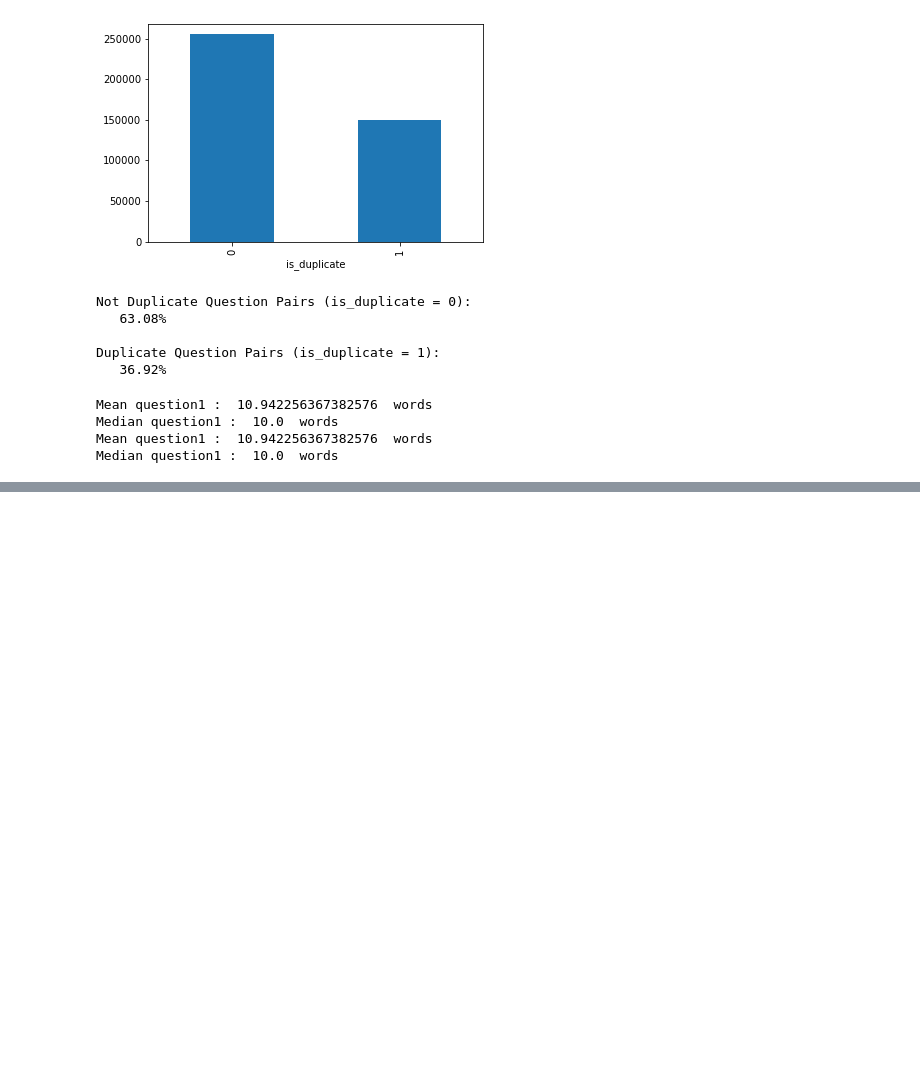
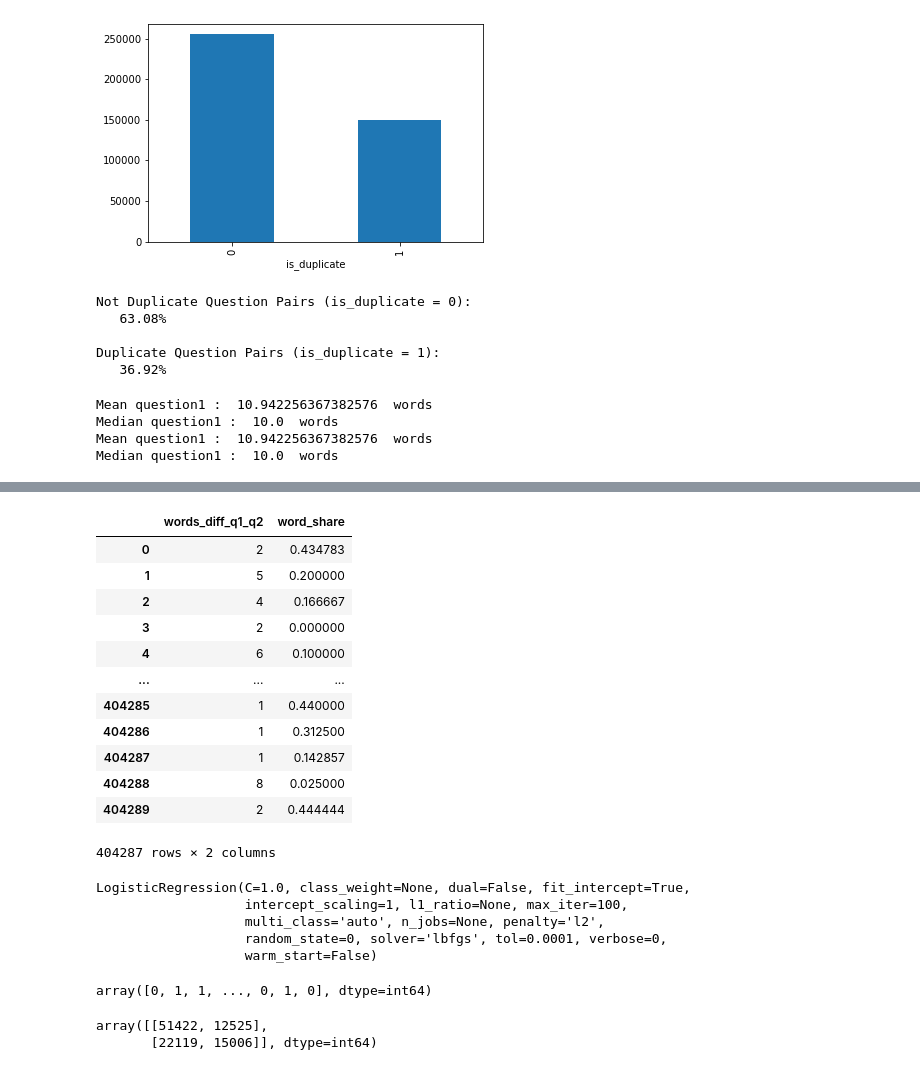
Before and after one commit to droy78/quora-question-pairs, a Jupyter notebook: CapstoneProject-QuoraQuestionPairs.ipynb, the cells around one changed output, grey strips where cells are left out. Cells and saved outputs as stored; diff of their text form; code cells hidden in the pictures; blank space fills up the shorter version.

Commit message:
Feature generation and logistic regression
Added code for feature generation and logistic regression

```diff
--- a/CapstoneProject-QuoraQuestionPairs.ipynb
+++ b/CapstoneProject-QuoraQuestionPairs.ipynb
@@ -137,0 +202,18 @@ Median question1 :  10.0  words
+# %%
+X = df.iloc[: , [6, 9]]
+y = df.iloc[: , [5]]
+X.head()
+# %% [output]
+|  | words_diff_q1_q2 | word_share |
+| 0 | 2 | 0.434783 |
+| 1 | 5 | 0.200000 |
+| 2 | 4 | 0.166667 |
+| 3 | 2 | 0.000000 |
+| 4 | 6 | 0.100000 |
+| ... | ... | ... |
+| 404285 | 1 | 0.440000 |
+| 404286 | 1 | 0.312500 |
+| 404287 | 1 | 0.142857 |
+| 404288 | 8 | 0.025000 |
+| 404289 | 2 | 0.444444 |
+404287 rows × 2 columns
@@ -137,0 +224,11 @@ Median question1 :  10.0  words
+# %%
+#Fitting Logistic Regression to the Training Set
+from sklearn.linear_model import LogisticRegression
+classifier = LogisticRegression(random_state = 0)
+classifier.fit(X_train, y_train.values.ravel())
+# %% [output]
+LogisticRegression(C=1.0, class_weight=None, dual=False, fit_intercept=True,
+                   intercept_scaling=1, l1_ratio=None, max_iter=100,
+                   multi_class='auto', n_jobs=None, penalty='l2',
+                   random_state=0, solver='lbfgs', tol=0.0001, verbose=0,
+                   warm_start=False)
@@ -137,0 +239,12 @@ Median question1 :  10.0  words
+# %%
+y_pred
+# %% [output]
+array([0, 1, 1, ..., 0, 1, 0], dtype=int64)
+# %%
+#Making the confusion Matrix
+from sklearn.metrics import confusion_matrix
+cm = confusion_matrix(y_test, y_pred)
+cm
+# %% [output]
+array([[51422, 12525],
+       [22119, 15006]], dtype=int64)
```
Also changed, not shown: parts of 10 cells of this notebook.
